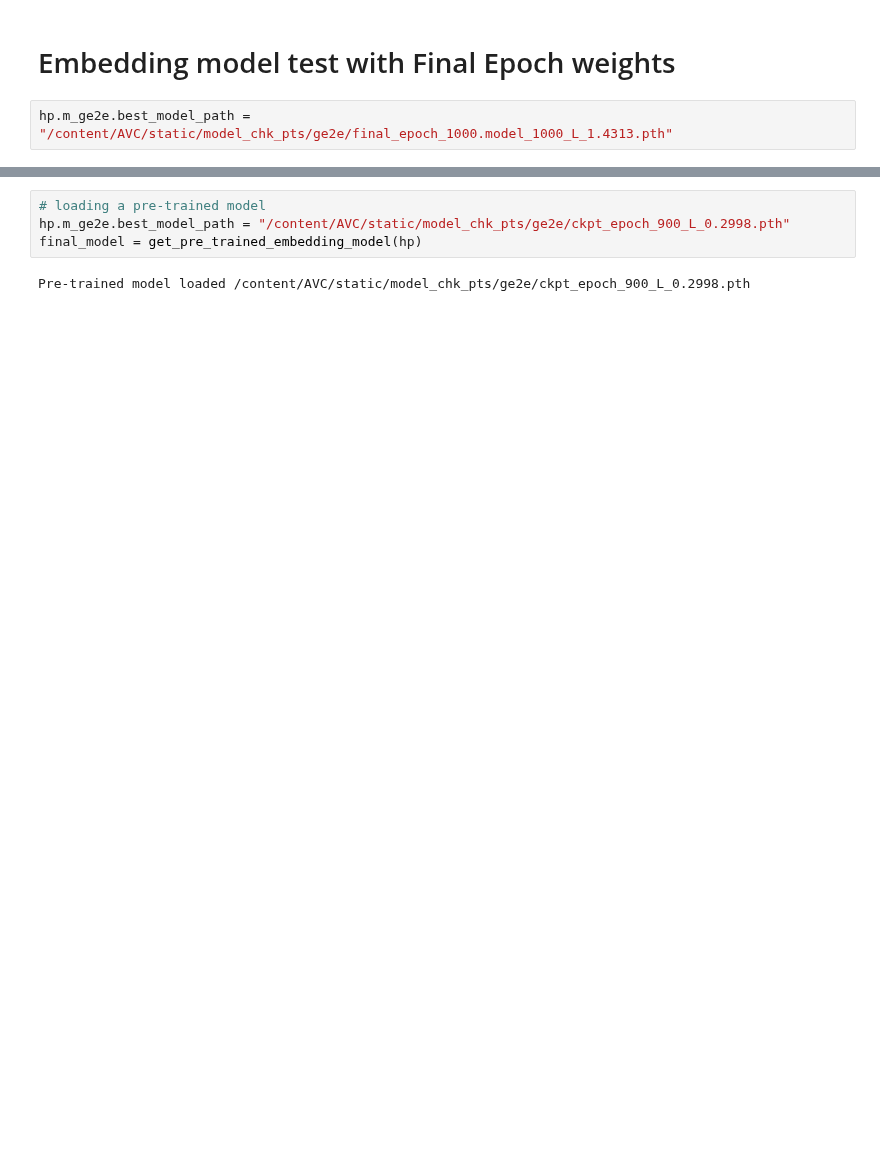
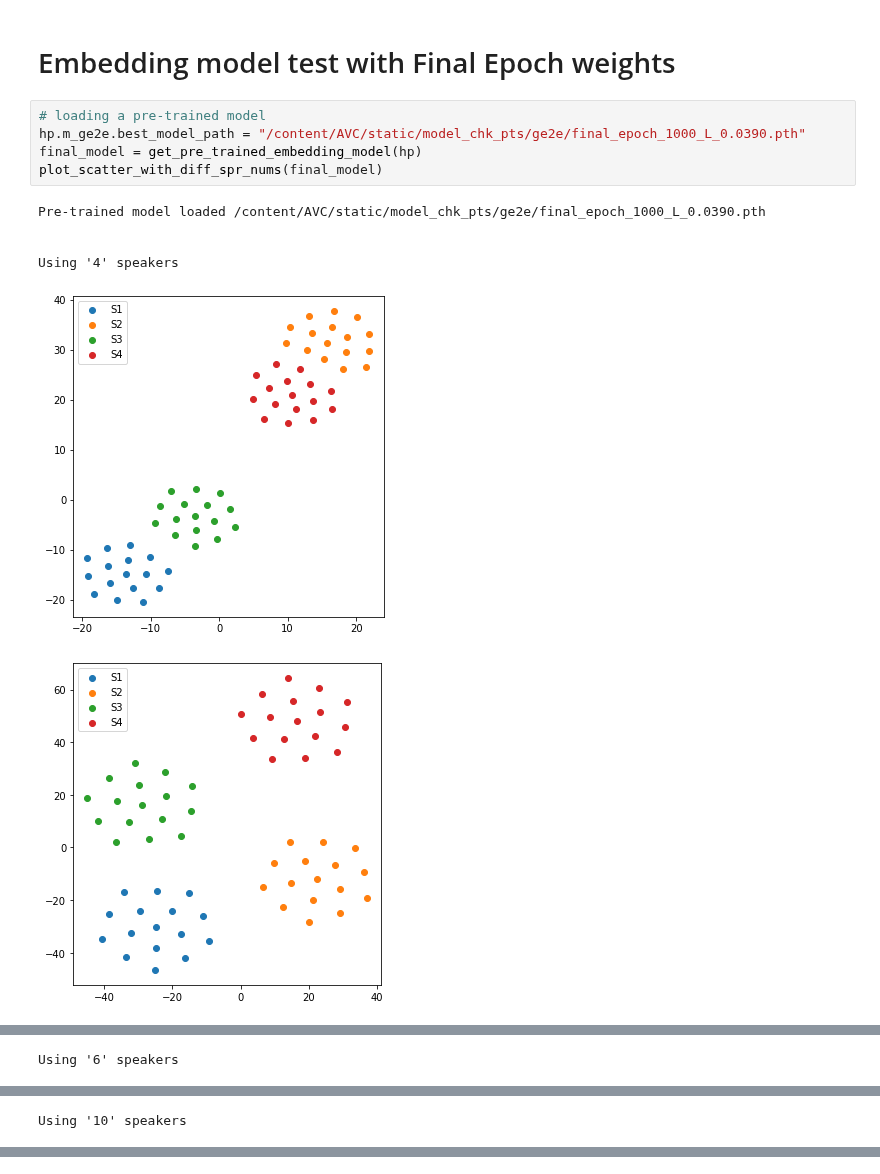
Before and after one commit to gkv856/KaggleData, a Jupyter notebook: S1_prepare_embedding_model_AutoVC.ipynb, the cells around one changed output, grey strips where cells are left out. Saved outputs shown, nothing was run; the diff lists cells and outputs as text; blank space fills up the shorter version.

```diff
--- a/S1_prepare_embedding_model_AutoVC.ipynb
+++ b/S1_prepare_embedding_model_AutoVC.ipynb
@@ -162,4 +154,14 @@ Using '10' speakers
 # %% [markdown]
 # Embedding model test with Final Epoch weights
 # %%
-hp.m_ge2e.best_model_path = "/content/AVC/static/model_chk_pts/ge2e/final_epoch_1000.model_1000_L_1.4313.pth"
+# loading a pre-trained model
+hp.m_ge2e.best_model_path = "/content/AVC/static/model_chk_pts/ge2e/final_epoch_1000_L_0.0390.pth"
+final_model = get_pre_trained_embedding_model(hp)
+plot_scatter_with_diff_spr_nums(final_model)
+# %% [output]
+Pre-trained model loaded /content/AVC/static/model_chk_pts/ge2e/final_epoch_1000_L_0.0390.pth
+
+
+Using '4' speakers
+[figure, added]
+[figure, added]
@@ -165,0 +169 @@ hp.m_ge2e.best_model_path = "/content/AVC/static/model_chk_pts/ge2e/final_epoch_
+Using '6' speakers
@@ -165,0 +172 @@ hp.m_ge2e.best_model_path = "/content/AVC/static/model_chk_pts/ge2e/final_epoch_
+Using '10' speakers
@@ -166,6 +173,0 @@ hp.m_ge2e.best_model_path = "/content/AVC/static/model_chk_pts/ge2e/final_epoch_
-# %%
-# loading a pre-trained model
-hp.m_ge2e.best_model_path = "/content/AVC/static/model_chk_pts/ge2e/ckpt_epoch_900_L_0.2998.pth"
-final_model = get_pre_trained_embedding_model(hp)
-# %% [output]
-Pre-trained model loaded /content/AVC/static/model_chk_pts/ge2e/ckpt_epoch_900_L_0.2998.pth
```
Also changed, not shown: parts of 7 cells of this notebook.
